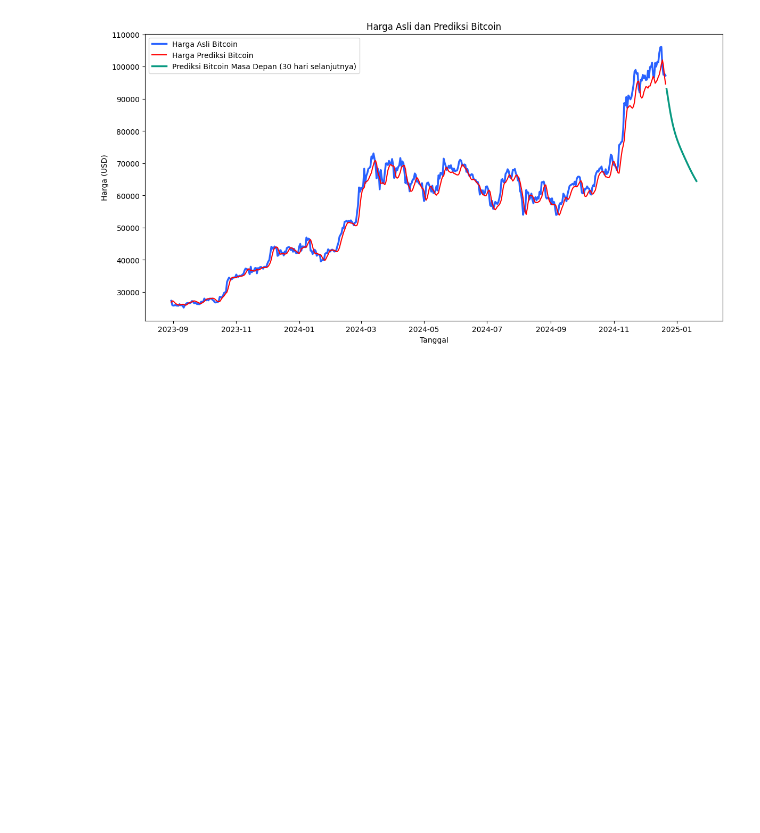
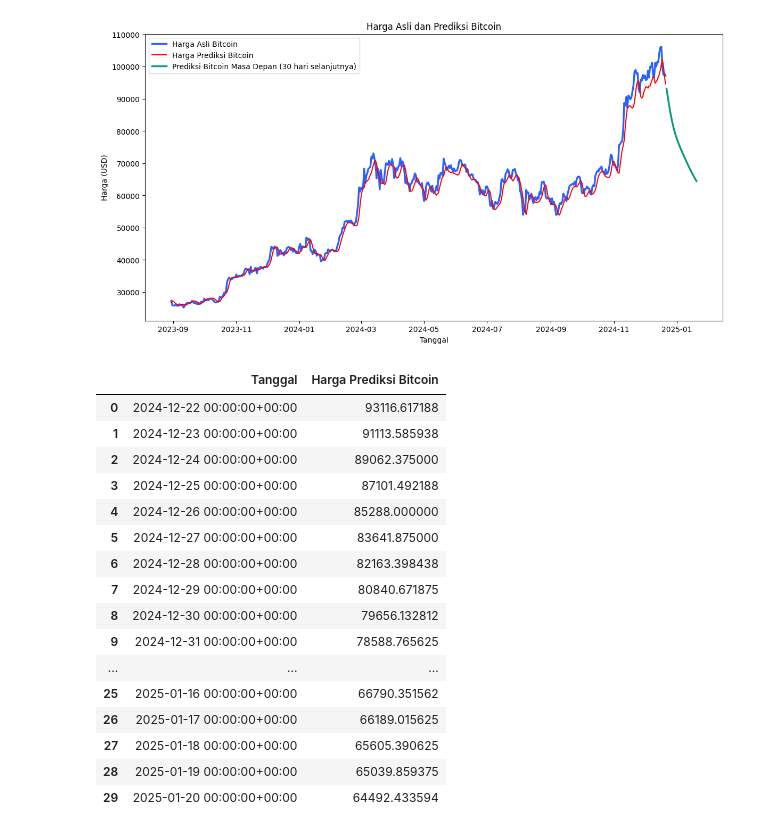
Before and after one commit to Luseat/Prediksi-BTC-USD, a Jupyter notebook: BTC_USD.ipynb, the cells around one changed output. Cells and saved outputs as stored; diff of their text form; code cells hidden in the pictures; blank space fills up the shorter version.

```diff
--- a/BTC_USD.ipynb
+++ b/BTC_USD.ipynb
@@ -221,3 +221,24 @@ plt.legend()
 plt.show()
 # %% [output]
 [figure]
+# %%
+future_predictions_df = pd.DataFrame({'Tanggal': future_dates, 'Harga Prediksi Bitcoin': future_predictions})
+future_predictions_df
+# %% [output]
+|  | Tanggal | Harga Prediksi Bitcoin |
+| 0 | 2024-12-22 00:00:00+00:00 | 93116.617188 |
+| 1 | 2024-12-23 00:00:00+00:00 | 91113.585938 |
+| 2 | 2024-12-24 00:00:00+00:00 | 89062.375000 |
+| 3 | 2024-12-25 00:00:00+00:00 | 87101.492188 |
+| 4 | 2024-12-26 00:00:00+00:00 | 85288.000000 |
+| 5 | 2024-12-27 00:00:00+00:00 | 83641.875000 |
+| 6 | 2024-12-28 00:00:00+00:00 | 82163.398438 |
+| 7 | 2024-12-29 00:00:00+00:00 | 80840.671875 |
+| 8 | 2024-12-30 00:00:00+00:00 | 79656.132812 |
+| 9 | 2024-12-31 00:00:00+00:00 | 78588.765625 |
+| ... | ... | ... |
+| 25 | 2025-01-16 00:00:00+00:00 | 66790.351562 |
+| 26 | 2025-01-17 00:00:00+00:00 | 66189.015625 |
+| 27 | 2025-01-18 00:00:00+00:00 | 65605.390625 |
+| 28 | 2025-01-19 00:00:00+00:00 | 65039.859375 |
+| 29 | 2025-01-20 00:00:00+00:00 | 64492.433594 |
```
